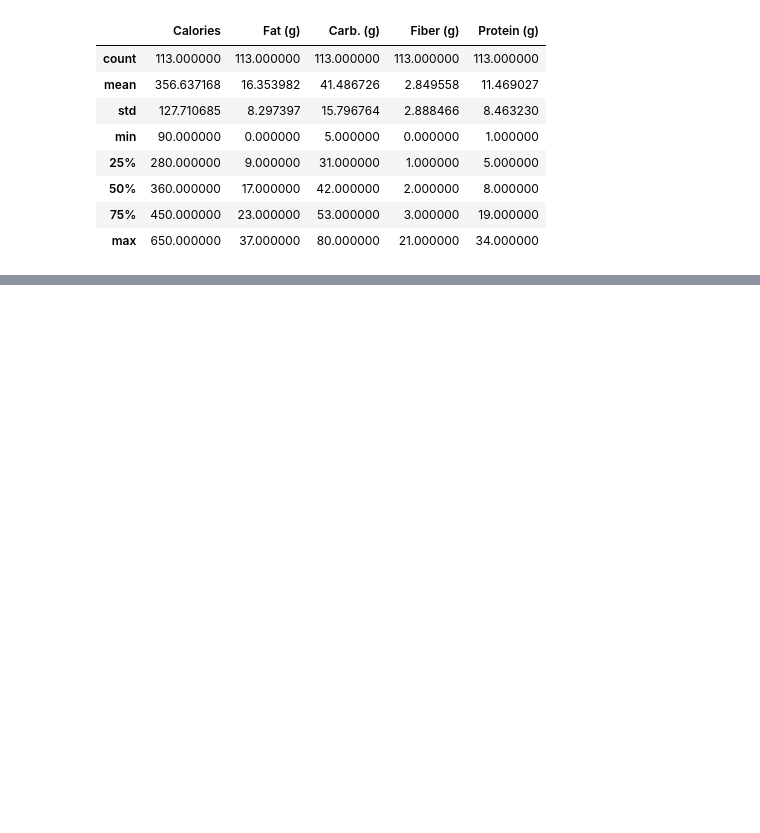
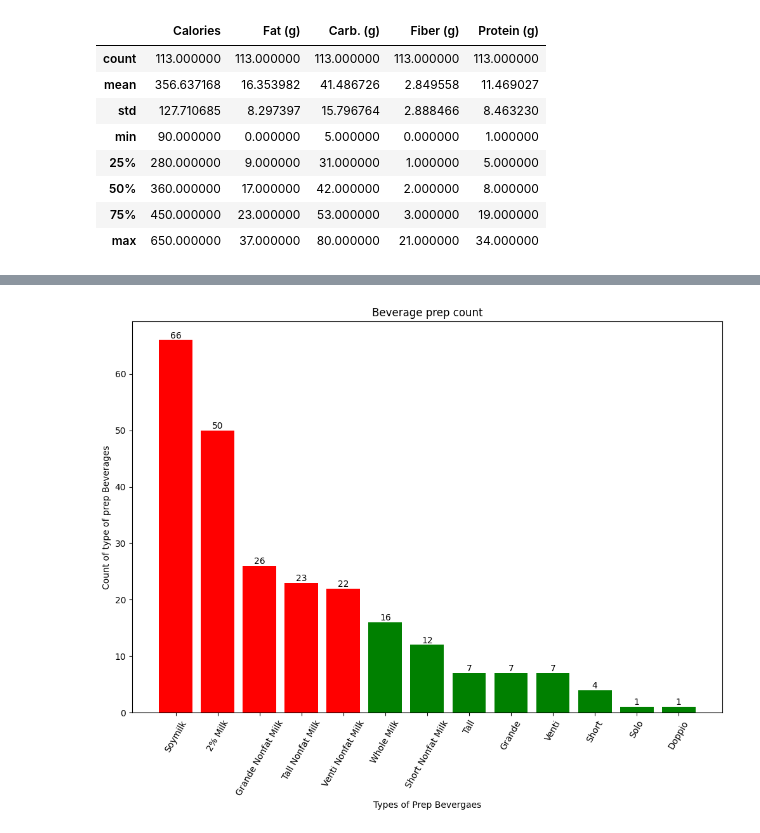
Before and after one commit to kunjshah0703/PersonalProjects, a Jupyter notebook: Starbucks.ipynb, the cells around one changed output, grey strips where cells are left out. Cells and saved outputs as stored; diff of their text form; code cells hidden in the pictures; blank space fills up the shorter version.

```diff
--- a/Starbucks.ipynb
+++ b/Starbucks.ipynb
@@ -589,0 +688,16 @@ df_nutrition_food_copy.to_csv('Cleaned_nutrition_food.csv', index=False)
+# %%
+x_prep = df_drink_menu['Beverage_prep'].value_counts().index
+y_prep_value = df_drink_menu['Beverage_prep'].value_counts().values
+# %%
+plt.figure(figsize=(12,8))
+colors = ["red" if i > 20 else "green" for i in y_prep_value]
+plt.bar(x = x_prep, height=y_prep_value, color = colors)
+plt.title('Beverage prep count')
+plt.xlabel('Types of Prep Bevergaes')
+plt.ylabel('Count of type of prep Beverages')
+plt.xticks(rotation = 60)
+for i in range(len(x_prep)):
+    plt.text(i, y_prep_value[i], y_prep_value[i], ha = 'center', va = 'bottom', fontsize = 10)
+plt.show()
+# %% [output]
+[figure, added]
```
Also changed, not shown: parts of 19 cells of this notebook, 1 other file.
